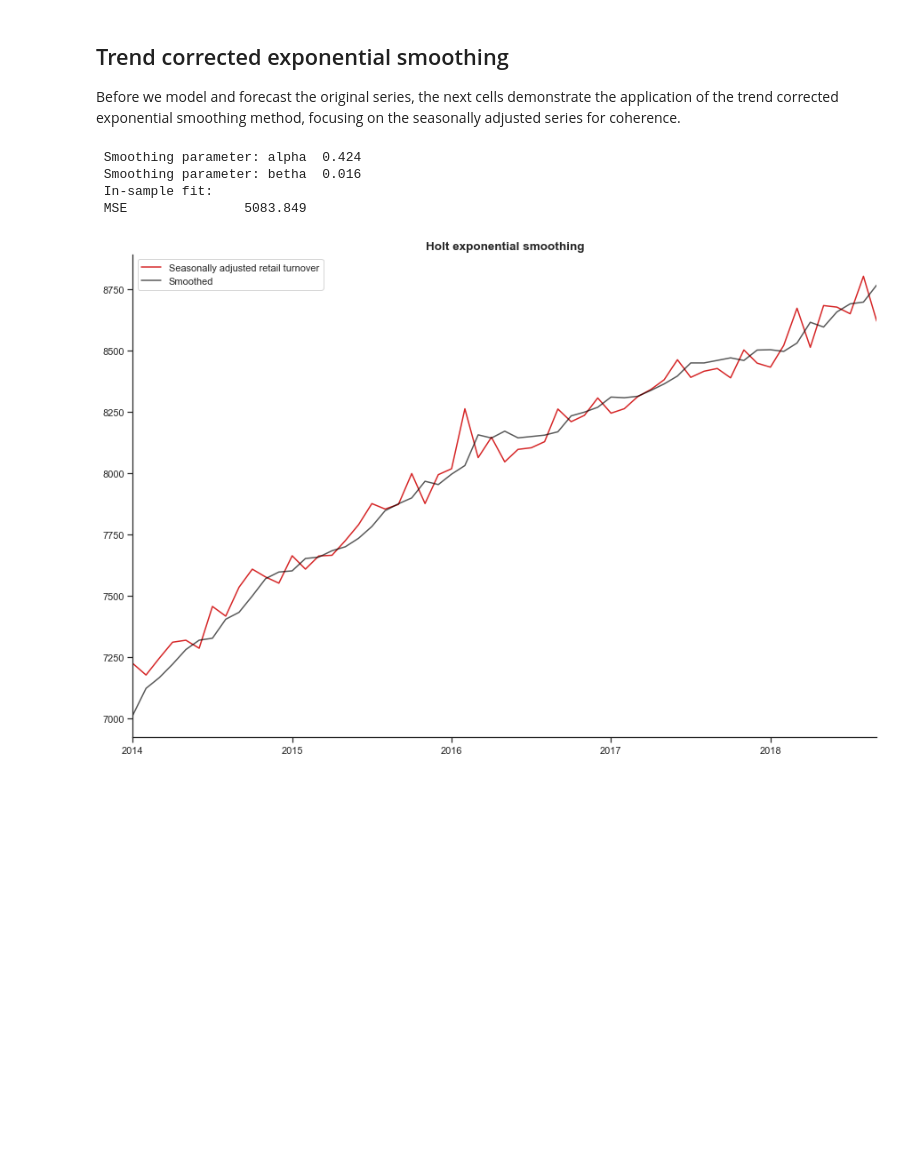
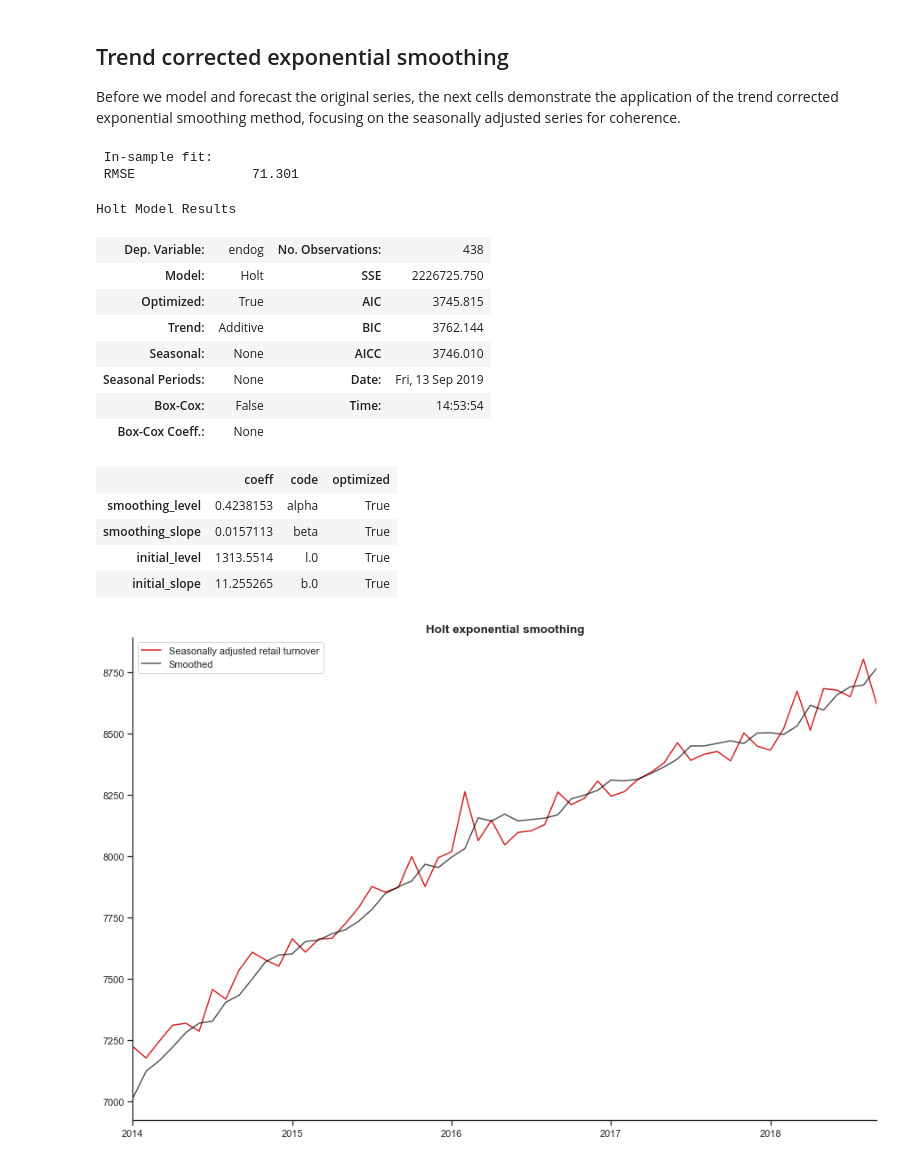
Before and after one commit to caropilardiaz/AnalisisSeriesTemporales, a Jupyter notebook: Tutorial03 Holt Winters Smoothing.ipynb, the cells around one changed output. Drawn from its saved outputs; the diff is of its cells as text; code cells hidden in the pictures; blank space fills up the shorter version.

```diff
--- a/Tutorial03 Holt Winters Smoothing.ipynb
+++ b/Tutorial03 Holt Winters Smoothing.ipynb
@@ -151,16 +165,25 @@ ts.index=ts.index.to_period(freq='M')
 # %%
-model_sm = sm.tsa.Holt(ts).fit()
+model_sm = sm.tsa.Holt(z).fit()
 smoothed_sm = model_sm.fittedvalues
-alpha_sm = model_sm.model.params['smoothing_level']
-betha_sm = model_sm.model.params['smoothing_slope']
-mse_sm = sm.tools.eval_measures.mse(ts,smoothed_sm)
-print(' Smoothing parameter: alpha  {0:.3f}'.format(alpha_sm))
-print(' Smoothing parameter: betha  {0:.3f}'.format(betha_sm))
+mse_sm = sm.tools.eval_measures.rmse(z,smoothed_sm)
 print(' In-sample fit:')
-print(' MSE               {0:.3f}'.format(mse_sm))
+print(' RMSE               {0:.3f}'.format(mse_sm))
+model_sm.summary()
 # %% [output]
- Smoothing parameter: alpha  0.424
- Smoothing parameter: betha  0.016
  In-sample fit:
- MSE               5083.849
+ RMSE               71.301
+Holt Model Results
+| Dep. Variable: | endog | No. Observations: | 438 |
+| Model: | Holt | SSE | 2226725.750 |
+| Optimized: | True | AIC | 3745.815 |
+| Trend: | Additive | BIC | 3762.144 |
+| Seasonal: | None | AICC | 3746.010 |
+| Seasonal Periods: | None | Date: | Fri, 13 Sep 2019 |
+| Box-Cox: | False | Time: | 14:53:54 |
+| Box-Cox Coeff.: | None |  |  |
+|  | coeff | code | optimized |
+| smoothing_level | 0.4238153 | alpha | True |
+| smoothing_slope | 0.0157113 | beta | True |
+| initial_level | 1313.5514 | l.0 | True |
+| initial_slope | 11.255265 | b.0 | True |
 # %%
```
Also changed, not shown: parts of 17 cells of this notebook.
